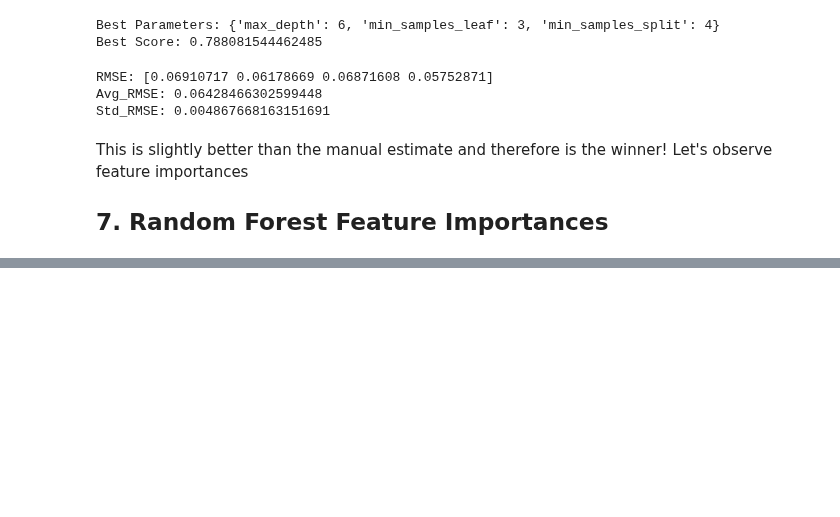
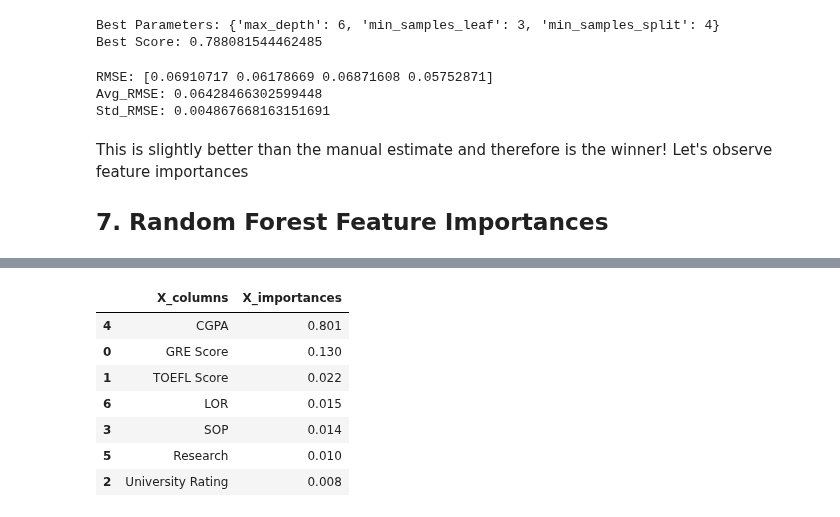
Before and after one commit to harera3/ML_Portfolio, a Jupyter notebook: 23_Admissions_Model_Training.ipynb, the cells around one changed output, grey strips where cells are left out. Cells and saved outputs as stored; diff of their text form; code cells hidden in the pictures; blank space fills up the shorter version.

```diff
--- a/23_Admissions_Model_Training.ipynb
+++ b/23_Admissions_Model_Training.ipynb
@@ -310,0 +322,17 @@ Let's observe feature importances
+# %%
+ranfo_df = pd.DataFrame()
+ranfo_df['X_columns'] = X_train_1.columns
+ranfo_df['X_importances'] = X_importances
+ranfo_df_sorted = ranfo_df.sort_values(by=['X_importances'],
+                                       ascending=False
+                                      )
+ranfo_df_sorted
+# %% [output]
+|  | X_columns | X_importances |
+| 4 | CGPA | 0.801 |
+| 0 | GRE Score | 0.130 |
+| 1 | TOEFL Score | 0.022 |
+| 6 | LOR | 0.015 |
+| 3 | SOP | 0.014 |
+| 5 | Research | 0.010 |
+| 2 | University Rating | 0.008 |
```
Also changed, not shown: parts of 4 cells of this notebook.
